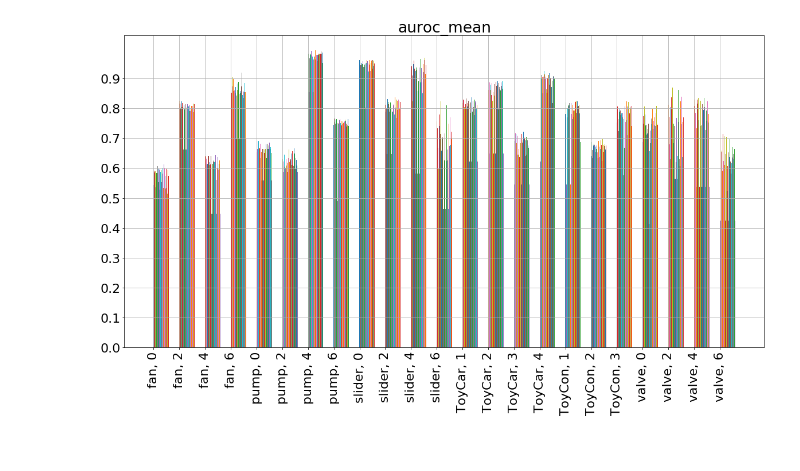
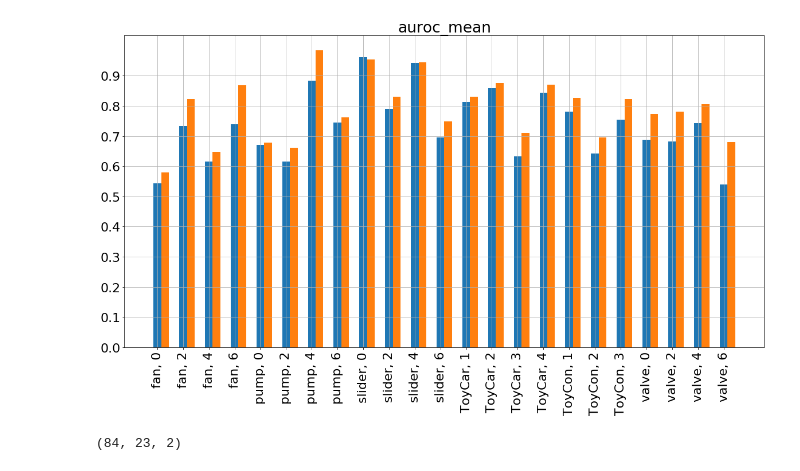
Before and after one commit to OptimusPrimus/dcase2020_task2, a Jupyter notebook: notebooks/bar_plot.ipynb, the cells around one changed output. Drawn from its saved outputs; the diff is of its cells as text; code cells hidden in the pictures.

```diff
--- a/notebooks/bar_plot.ipynb
+++ b/notebooks/bar_plot.ipynb
@@ -90,0 +130,7 @@ len(descriptors)
+# %%
+indices = list(np.argsort(ranks))
+names = np.array(names)
+
+for i, (n, j) in enumerate(zip(names[indices], indices)):
+    print(f'{i}: ID-{j} {n}')
+    print(f'{i}: ID-{j} {n}')
@@ -91,48 +155,36 @@ len(descriptors)
 # %%
 metric = 'auroc_mean'
 bar_width = 0.6
 bar_spacing=0.00
+top = 1
 
-data = [get_record(baseline_auc)]
-
-for descriptor in descriptors:
-    data.append(
-        get_record(
-            get_experiment(
-                experiments,
-                descriptor,
-                metric=metric
-            )
-        )
-    )
+top_k_data = data[indices, :, 0 if metric == 'auroc_mean' else 1][:top]
+baseline_data = data[0:1, :, 0 if metric == 'auroc_mean' else 1]
+top_k_data = np.concatenate([baseline_data, top_k_data])
 
 plt.figure(figsize=(20,10))
 plt.rcParams.update({'font.size': 22})
 plt.title(f'{metric}')
 labels = []
+
 for i in range(6):
     for j in TRAINING_ID_MAP[i]:
         labels.append("{}, {}".format(INVERSE_CLASS_MAP[i][:6], j))
 
-for i, d in enumerate(data):
+for i, d in enumerate(top_k_data):
     plt.bar(
-        np.arange(len(labels)) + i * (bar_width / len(data) + bar_spacing),
-        d[1:],
-        bar_width/ len(data),
-        label=d[0]
+        np.arange(len(labels)) + i * (bar_width / len(top_k_data) + bar_spacing),
+        d,
+        bar_width/ len(top_k_data),
     )
 
 plt.xticks(np.arange(len(labels)), labels, rotation='vertical')
 plt.yticks(np.arange(0, 1., 0.1))
 plt.grid()
-plt.savefig('auc.png')
+plt.savefig(f'top_{top}_auc.png')
 plt.show()
 
-
-data = list(zip(*data))
-names = data[0]
-data = np.array(data[1:]).T
-
 data.shape
 # %% [output]
-[figure, old version]
+[figure, new version]
+(84, 23, 2)
```
Also changed, not shown: parts of 9 cells of this notebook, 13 other files.
